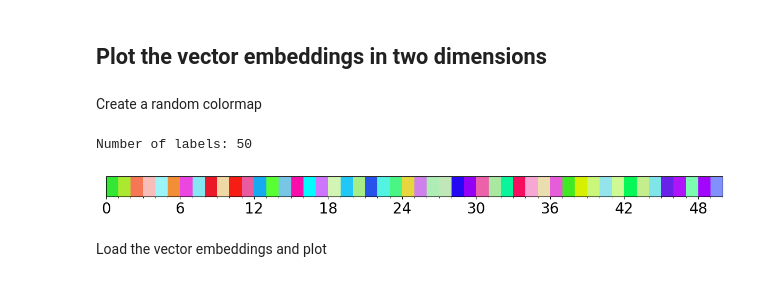
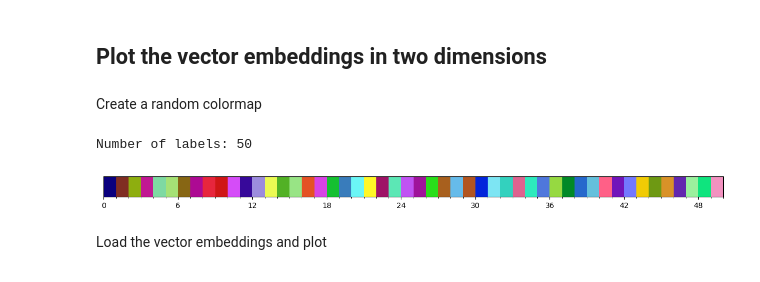
Before and after one commit to ear-team/darksound, a Jupyter notebook: notebooks/clustering-evaluation.ipynb, the cells around one changed output. Saved outputs shown, nothing was run; the diff lists cells and outputs as text; code cells hidden in the pictures.

```diff
--- a/notebooks/clustering-evaluation.ipynb
+++ b/notebooks/clustering-evaluation.ipynb
@@ -76,6 +131,16 @@ parent_path = "..//darksound"
 
 # Import config file and load parameters
 params = load_config(f'{parent_path}//config.yaml')
+
+# Name of the model
+MODEL_NAME = 'prototypical-networks-5way-1shot-densenet'
+
+# Flag to extract the features
+EXTRACT_FEATURES = False
+
+# options for the reduction and clustering methods
+METHOD_REDUC = 'UMAP'
+METHOD_CLUSTER = 'DBSCAN'
 
 # Set the seed for all random packages that could possibly be used
 random_seed = params['RANDOM_SEED']
@@ -252,7 +295,7 @@ DBCV: 0.2548730539234031
 # %% [markdown]
 Create a random colormap
 # %%
-def rand_cmap(nlabels, type='bright', first_color_black=True, last_color_black=False, verbose=True):
+def rand_cmap(nlabels, first_color_black=True, last_color_black=False, verbose=True):
     """
     Creates a random colormap to be used together with matplotlib. Useful for segmentation tasks
     :param nlabels: Number of labels (size of colormap)
@@ -266,96 +309,67 @@ def rand_cmap(nlabels, type='bright', first_color_black=True, last_color_black=F
     import colorsys
     import numpy as np
 
-
-    if type not in ('bright', 'soft'):
-        print ('Please choose "bright" or "soft" for type')
-        return
-
     if verbose:
         print('Number of labels: ' + str(nlabels))
 
-    # Generate color map for bright colors, based on hsv
-    if type == 'bright':
-        randHSVcolors = [(np.random.uniform(low=0.0, high=1),
-                          np.random.uniform(low=0.2, high=1),
-                          np.random.uniform(low=0.9, high=1)) for i in range(nlabels)]
+    # Generate color map based on HLS
+    randHLScolors = [(i / 360.,
+                    (20 + 50 * np.random.rand() +  np.random.rand()*10) / 100.,
+                    (50 + 50 * np.random.rand() +  np.random.rand()*10) / 100.) for i in np.arange(0., 360., 360. / nlabels)]
 
-        # Convert HSV list to RGB
-        randRGBcolors = []
-        for HSVcolor in randHSVcolors:
-            randRGBcolors.append(colorsys.hsv_to_rgb(HSVcolor[0], HSVcolor[1], HSVcolor[2]))
+    # Convert HLS list to RGB
+    randRGBcolors = []
+    for HLScolor in randHLScolors:
+        randRGBcolors.append(colorsys.hls_to_rgb(HLScolor[0], HLScolor[1], HLScolor[2]))
 
-        if first_color_black:
-            randRGBcolors[0] = [0, 0, 0]
+    if first_color_black:
+        randRGBcolors[0] = [0, 0, 0]
 
-        if last_color_black:
-            randRGBcolors[-1] = [0, 0, 0]
+    if last_color_black:
+        randRGBcolors[-1] = [0, 0, 0]
 
-        random_colormap = LinearSegmentedColormap.from_list('new_map', randRGBcolors, N=nlabels)
+    random_colormap = LinearSegmentedColormap.from_list('new_map', randRGBcolors, N=nlabels)
 
-    # Generate soft pastel colors, by limiting the RGB spectrum
-    if type == 'soft':
-        low = 0.6
-        high = 0.95
-        randRGBcolors = [(np.random.uniform(low=low, high=high),
-                          np.random.uniform(low=low, high=high),
-                          np.random.uniform(low=low, high=high)) for i in range(nlabels)]
+    # shuffle a colormap matplotlib object
+    indices = np.linspace(0, 1, nlabels)
+    np.random.shuffle(indices)
+    colors = random_colormap(indices)
 
-        if first_color_black:
-            randRGBcolors[0] = [0, 0, 0]
-
-        if last_color_black:
-            randRGBcolors[-1] = [0, 0, 0]
-        random_colormap = LinearSegmentedColormap.from_list('new_map', randRGBcolors, N=nlabels)
+    random_colormap = LinearSegmentedColormap.from_list('new_map', colors, N=nlabels)
 
     # Display colorbar
     if verbose:
         from matplotlib import colors, colorbar
         from matplotlib import pyplot as plt
         fig, ax = plt.subplots(1, 1, figsize=(15, 0.5))
 
         bounds = np.linspace(0, nlabels, nlabels + 1)
         norm = colors.BoundaryNorm(bounds, nlabels)
 
         cb = colorbar.ColorbarBase(ax, cmap=random_colormap, norm=norm, spacing='proportional', ticks=None,
                                    boundaries=bounds, format='%1i', orientation=u'horizontal')
 
     return random_colormap
 
-def plot_embedding(features_path, n_components=10):
+def plot_embedding(features_path, n_components=10, method_reduc='UMAP', method_cluster='DBSCAN', random_seed=1979):
     features = np.load(features_path)
-    embedding = umap.UMAP(densmap=True, n_components=n_components, n_jobs=-1, random_state=random_seed).fit_transform(features)
-    # Determine the parameters for DBSCAN (Sander et al., 1998)
-    k = embedding.shape[1] * 2 - 1
-    # Calculate average distance between each point in the data set and its k-nearest neighbors (k corresponds to min_points).
-    neighbors = NearestNeighbors(n_neighbors=k)
-    neighbors_fit = neighbors.fit(embedding)
-    distances, indices = neighbors_fit.kneighbors(embedding)
-    # Sort distance values by ascending value and plot
-    distances = np.sort(distances, axis=0)
-    distances = distances[:, 1]
-    # Find the knee (curvature inflexion point)
-    kneedle = KneeLocator(
-        x = np.arange(0, len(distances), 1),
-        y = distances,
-        interp_method = "polynomial",
-        curve = "convex",
-        direction = "increasing")
-    eps = float(kneedle.knee_y)
-
-    # Perform DBSCAN clustering from embedding array
-    clusterer = DBSCAN(min_samples=k, eps=eps).fit(embedding)
+    clusterer, embedding = get_clusterer(
+                        features=features,
+                        n_components= n_components,
+                        method_reduc=method_reduc,
+                        method_cluster=method_cluster,
+                        random_seed = random_seed)
     # Get the predicted labels and the number of clusters
     labels = clusterer.labels_
     # Reduce dimensionality
     reduced_embedding = umap.UMAP(n_jobs=-1, n_components=2, random_state=random_seed).fit_transform(features)
 
     return labels, reduced_embedding
 
-new_cmap = rand_cmap(50, type='bright', first_color_black=False, last_color_black=False, verbose=True)
+new_cmap = rand_cmap(50, first_color_black=False, last_color_black=False, verbose=True)
 # %% [output]
 Number of labels: 50
-[figure, old version]
+[figure, new version]
 # %% [markdown]
 Load the vector embeddings and plot
 # %%
```
Also changed, not shown: parts of 14 cells of this notebook.
